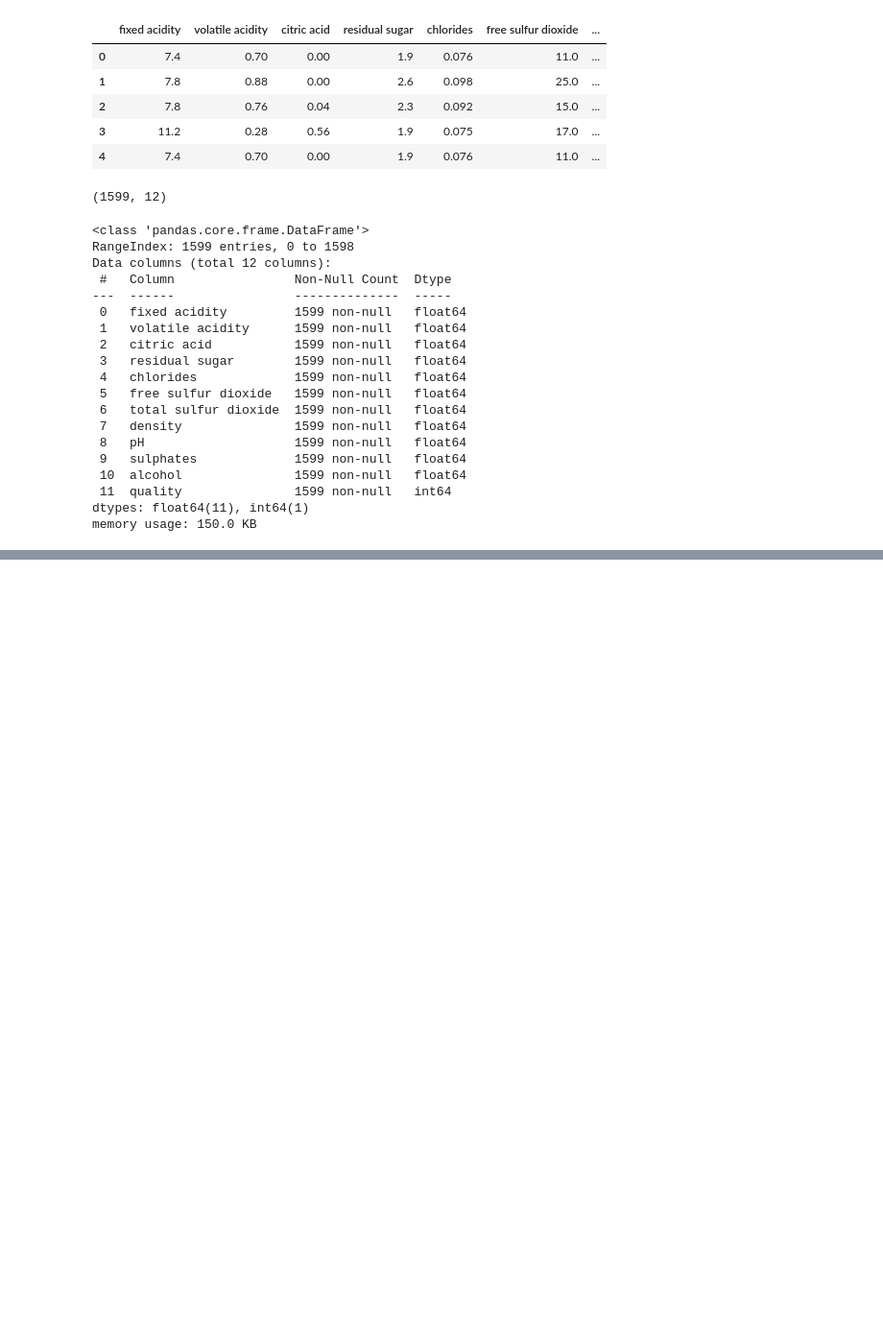
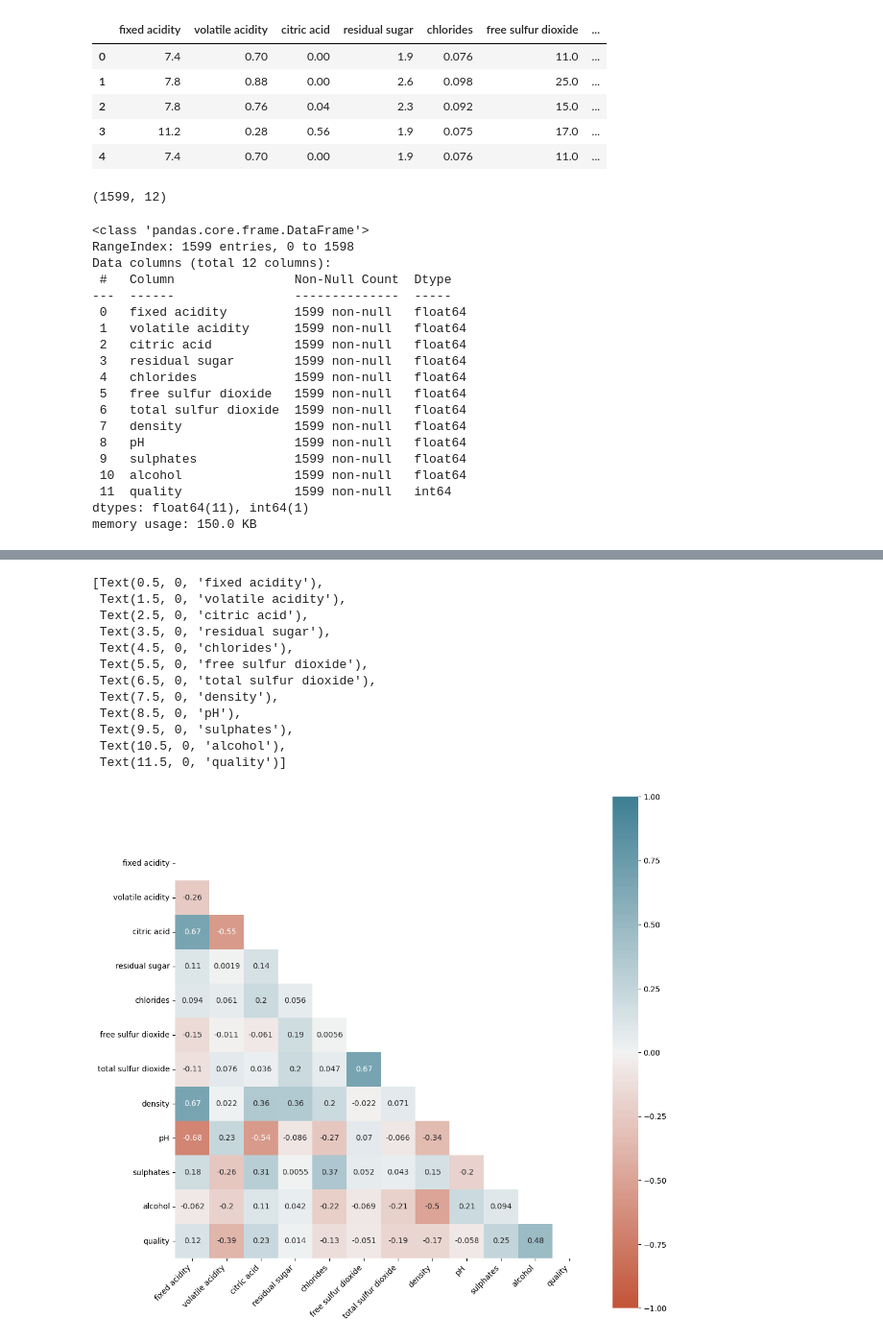
Before and after one commit to AnthonyLzq/py-macro, a Jupyter notebook: pc2.ipynb, the cells around one changed output, grey strips where cells are left out. Shown: that part at 96% size. Saved outputs shown, nothing was run; the diff lists cells and outputs as text; code cells hidden in the pictures; blank space fills up the shorter version.

```diff
--- a/pc2.ipynb
+++ b/pc2.ipynb
@@ -63,0 +72,37 @@ memory usage: 150.0 KB
+# %%
+corr = wines_df.corr()
+
+plt.figure(figsize = (12, 12))
+
+mask = np.triu(np.ones_like(corr, dtype = bool))
+
+heatmap = sns.heatmap(
+  corr,
+  vmin = -1,
+  center = 0,
+  vmax = 1,
+  mask = mask,
+  annot = True,
+  square = True,
+  cmap = sns.diverging_palette(20, 220, n = 200),
+)
+
+heatmap.set_xticklabels(
+  heatmap.get_xticklabels(),
+  rotation = 45,
+  horizontalalignment = 'right'
+)
+# %% [output]
+[Text(0.5, 0, 'fixed acidity'),
+ Text(1.5, 0, 'volatile acidity'),
+ Text(2.5, 0, 'citric acid'),
+ Text(3.5, 0, 'residual sugar'),
+ Text(4.5, 0, 'chlorides'),
+ Text(5.5, 0, 'free sulfur dioxide'),
+ Text(6.5, 0, 'total sulfur dioxide'),
+ Text(7.5, 0, 'density'),
+ Text(8.5, 0, 'pH'),
+ Text(9.5, 0, 'sulphates'),
+ Text(10.5, 0, 'alcohol'),
+ Text(11.5, 0, 'quality')]
+[figure, added]
```
Also changed, not shown: parts of 7 cells of this notebook.
